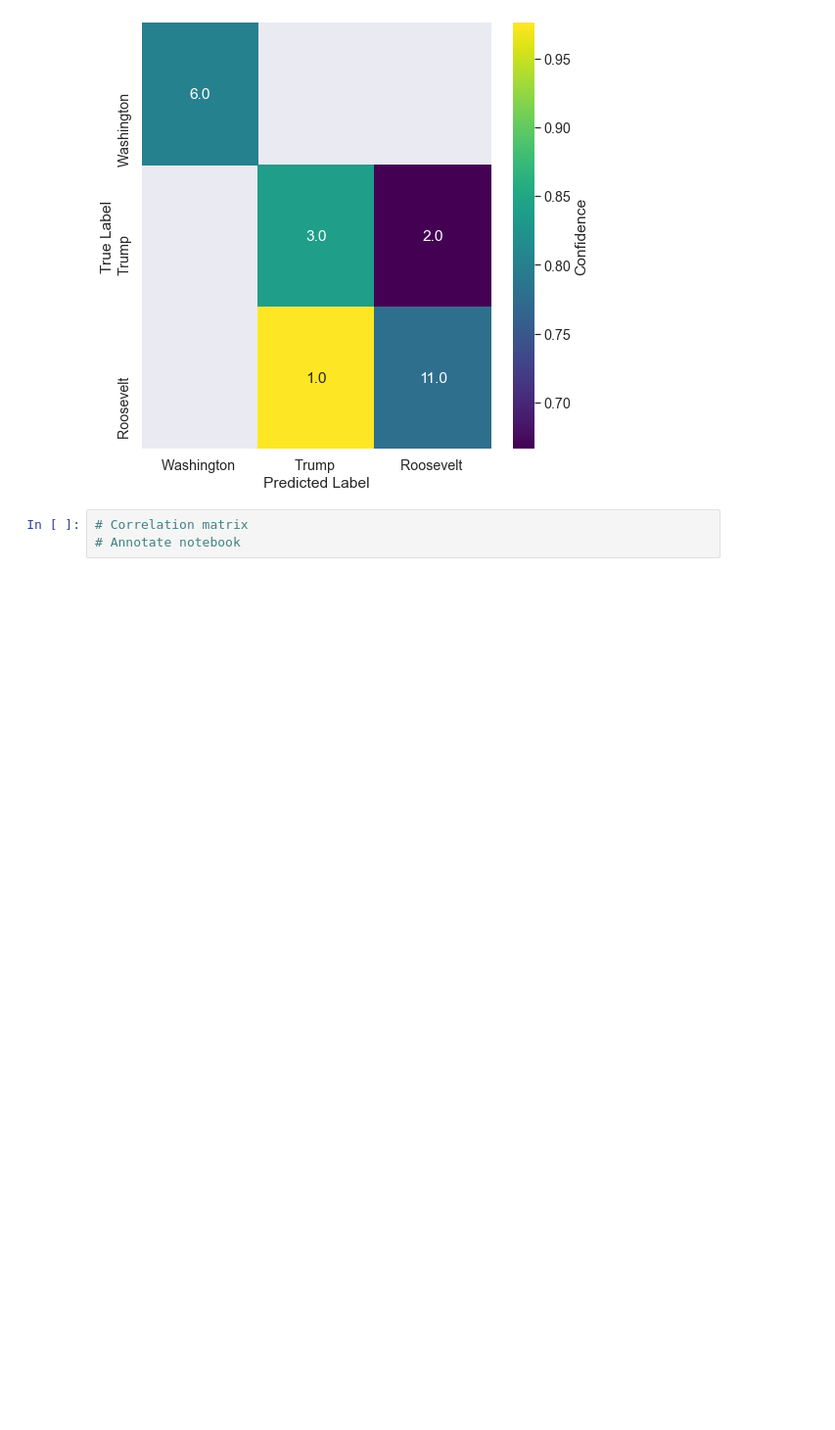
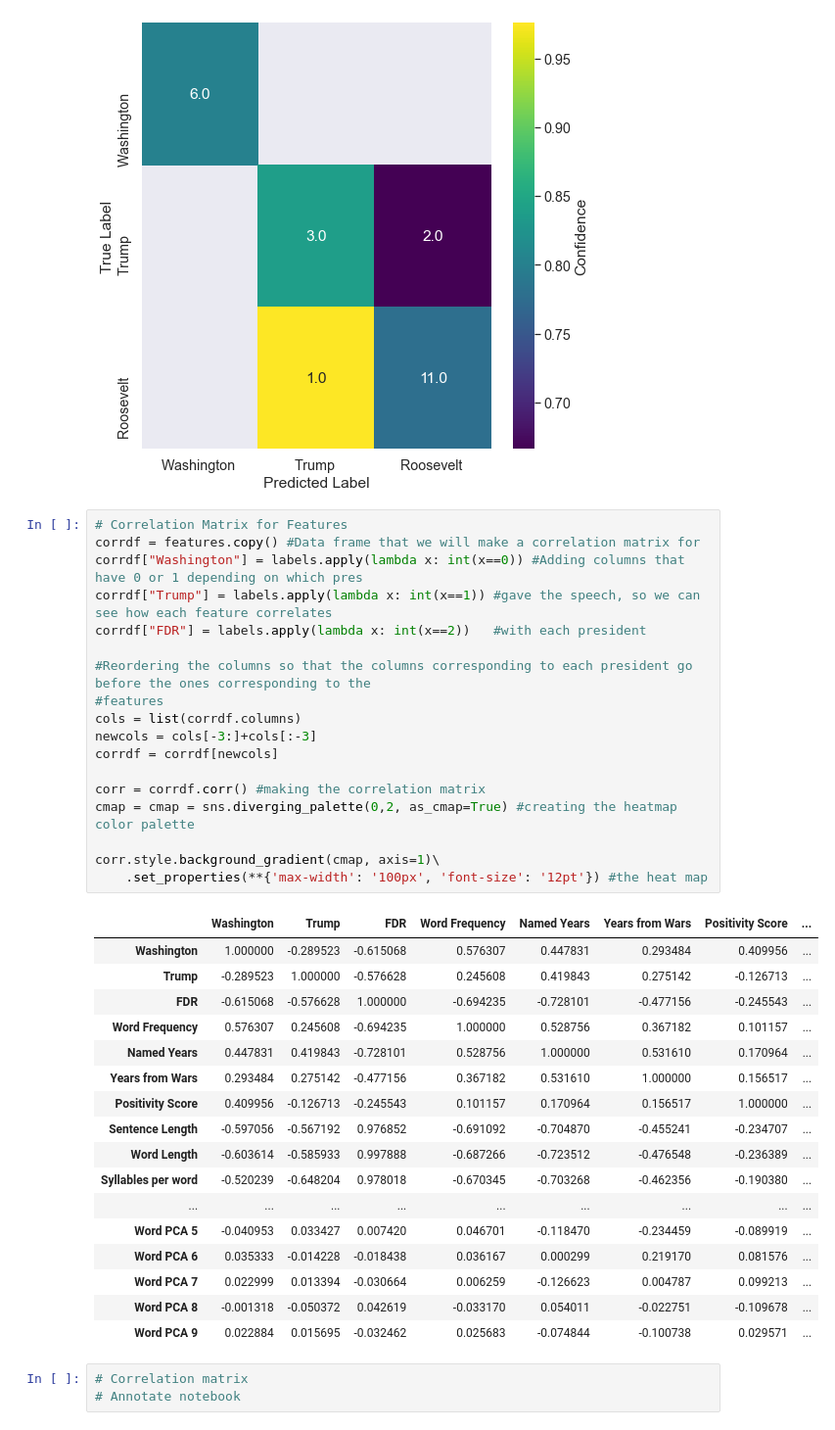
Before and after one commit to gianbatayola/CMSE-202-Project, a Jupyter notebook: CMSE202_Main_Project_Notebook.ipynb, the cells around one changed output. Shown: that part at 98% size. Drawn from its saved outputs; the diff is of its cells as text; blank space fills up the shorter version.

Commit message:
Added correlation matrix to the main NB

```diff
--- a/CMSE202_Main_Project_Notebook.ipynb
+++ b/CMSE202_Main_Project_Notebook.ipynb
@@ -517,6 +517,42 @@ confusion_image(clf,test_features,test_labels,preslist)
 # %% [output]
 <matplotlib.axes._subplots.AxesSubplot at 0x...>
 [figure]
+# %%
+# Correlation Matrix for Features
+corrdf = features.copy() #Data frame that we will make a correlation matrix for
+corrdf["Washington"] = labels.apply(lambda x: int(x==0)) #Adding columns that have 0 or 1 depending on which pres
+corrdf["Trump"] = labels.apply(lambda x: int(x==1)) #gave the speech, so we can see how each feature correlates
+corrdf["FDR"] = labels.apply(lambda x: int(x==2))   #with each president
+
+#Reordering the columns so that the columns corresponding to each president go before the ones corresponding to the
+#features
+cols = list(corrdf.columns)
+newcols = cols[-3:]+cols[:-3]
+corrdf = corrdf[newcols]
+
+corr = corrdf.corr() #making the correlation matrix
+cmap = cmap = sns.diverging_palette(0,2, as_cmap=True) #creating the heatmap color palette
+
+corr.style.background_gradient(cmap, axis=1)\
+    .set_properties(**{'max-width': '100px', 'font-size': '12pt'}) #the heat map
+# %% [output]
+|  | Washington | Trump | FDR | Word Frequency | Named Years | Years from Wars | Positivity Score | ... |
+| Washington | 1.000000 | -0.289523 | -0.615068 | 0.576307 | 0.447831 | 0.293484 | 0.409956 | ... |
+| Trump | -0.289523 | 1.000000 | -0.576628 | 0.245608 | 0.419843 | 0.275142 | -0.126713 | ... |
+| FDR | -0.615068 | -0.576628 | 1.000000 | -0.694235 | -0.728101 | -0.477156 | -0.245543 | ... |
+| Word Frequency | 0.576307 | 0.245608 | -0.694235 | 1.000000 | 0.528756 | 0.367182 | 0.101157 | ... |
+| Named Years | 0.447831 | 0.419843 | -0.728101 | 0.528756 | 1.000000 | 0.531610 | 0.170964 | ... |
+| Years from Wars | 0.293484 | 0.275142 | -0.477156 | 0.367182 | 0.531610 | 1.000000 | 0.156517 | ... |
+| Positivity Score | 0.409956 | -0.126713 | -0.245543 | 0.101157 | 0.170964 | 0.156517 | 1.000000 | ... |
+| Sentence Length | -0.597056 | -0.567192 | 0.976852 | -0.691092 | -0.704870 | -0.455241 | -0.234707 | ... |
+| Word Length | -0.603614 | -0.585933 | 0.997888 | -0.687266 | -0.723512 | -0.476548 | -0.236389 | ... |
+| Syllables per word | -0.520239 | -0.648204 | 0.978018 | -0.670345 | -0.703268 | -0.462356 | -0.190380 | ... |
+| ... | ... | ... | ... | ... | ... | ... | ... | ... |
+| Word PCA 5 | -0.040953 | 0.033427 | 0.007420 | 0.046701 | -0.118470 | -0.234459 | -0.089919 | ... |
+| Word PCA 6 | 0.035333 | -0.014228 | -0.018438 | 0.036167 | 0.000299 | 0.219170 | 0.081576 | ... |
+| Word PCA 7 | 0.022999 | 0.013394 | -0.030664 | 0.006259 | -0.126623 | 0.004787 | 0.099213 | ... |
+| Word PCA 8 | -0.001318 | -0.050372 | 0.042619 | -0.033170 | 0.054011 | -0.022751 | -0.109678 | ... |
+| Word PCA 9 | 0.022884 | 0.015695 | -0.032462 | 0.025683 | -0.074844 | -0.100738 | 0.029571 | ... |
 # %%
 # Correlation matrix
 # Annotate notebook
```
